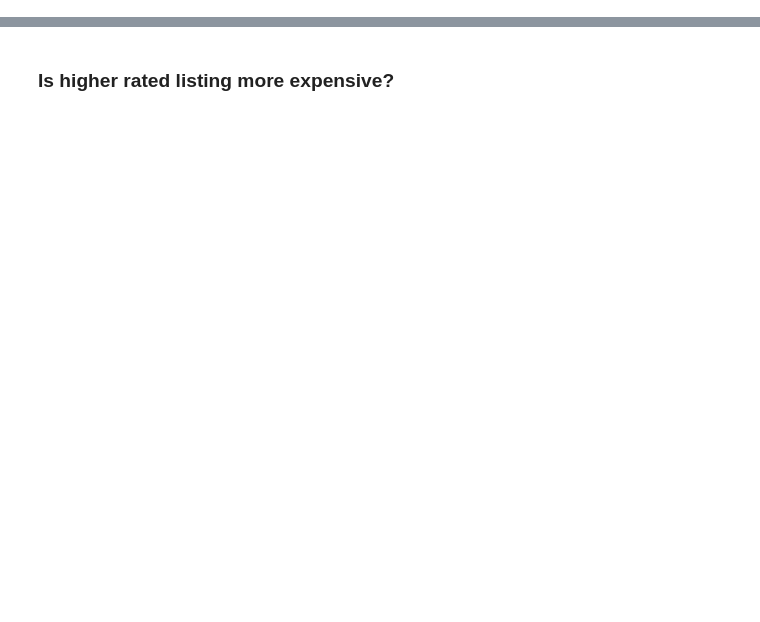
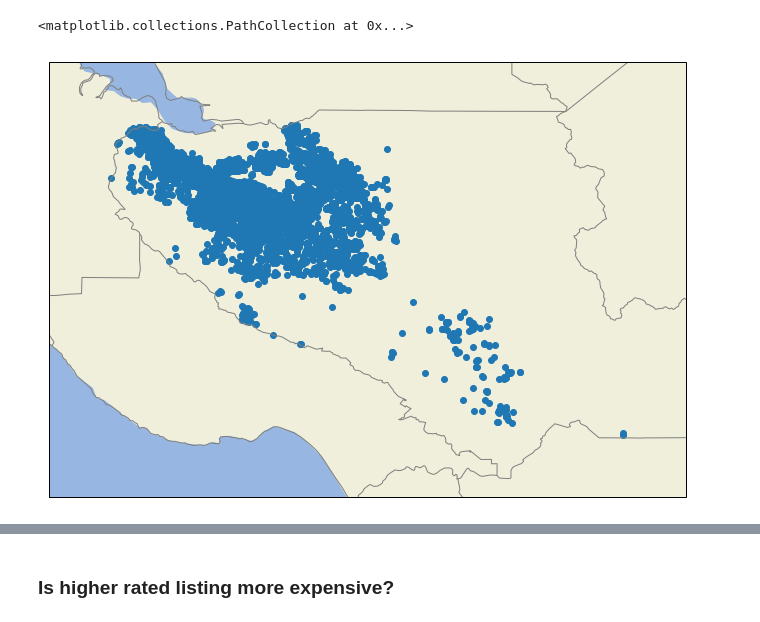
Before and after one commit to caroger/airbnb, a Jupyter notebook: listing.ipynb, the cells around one changed output, grey strips where cells are left out. Saved outputs shown, nothing was run; the diff lists cells and outputs as text; code cells hidden in the pictures; blank space fills up the shorter version.

```diff
--- a/listing.ipynb
+++ b/listing.ipynb
@@ -190,0 +16,3 @@ Name: id, Length: 64, dtype: int64
+# %%
+# Load the data
+df = pd.read_csv('http://data.insideairbnb.com/united-states/ca/santa-clara-county/2019-11-07/data/listings.csv.gz')
@@ -190,0 +121,4 @@ Name: id, Length: 64, dtype: int64
+# %%
+# clean up zipcode column data (i.e. "CA 94041" ---> "94041")
+df['zipcode'] = df['zipcode'].str.extract(pat = '(9+[0-9]{4})')
+df.groupby('zipcode')['id'].count().sort_values(ascending = False)
@@ -190,0 +139,3 @@ Name: id, Length: 64, dtype: int64
+# %%
+# convert listing price from obj. to float
+df['price'] = df['price'].replace('[^.0-9]', '', regex=True).astype(float)
@@ -191,3 +172,31 @@ Name: id, Length: 64, dtype: int64
+# %%
+import cartopy.crs as ccrs
+import cartopy.feature as cfeature
+import cartopy.io.shapereader as shpreader
+
+fname = 'data/countyl010g_shp_nt00964/countyl010g.shp'
+reader = shpreader.Reader(fname)
+counties = list(reader.geometries())
+COUNTIES = cfeature.ShapelyFeature(counties, ccrs.PlateCarree())
+
+
+plt.figure(figsize=(18, 8))
+ax = plt.axes(projection=ccrs.PlateCarree())
+ax.add_feature(cfeature.LAND.with_scale('10m'))
+ax.add_feature(cfeature.OCEAN.with_scale('10m'))
+ax.add_feature(cfeature.LAKES.with_scale('10m'))
+ax.add_feature(COUNTIES, facecolor='None', edgecolor='gray')
+
+
+
+BBox = [df.longitude.min()-0.1, df.longitude.max()+0.1,
+        df.latitude.min()-0.1, df.latitude.max()+0.1]
+
+ax.set_extent(BBox)
+plt.scatter(x = df['longitude'], y = df['latitude'], transform = ccrs.PlateCarree())
+# %% [output]
+<matplotlib.collections.PathCollection at 0x...>
+[figure, added]
 # %%
 # cut the review_scores_rating into 10 bins
 bins = list(range(0,110,10))
```
Also changed, not shown: parts of 40 cells of this notebook, 1 other file.
